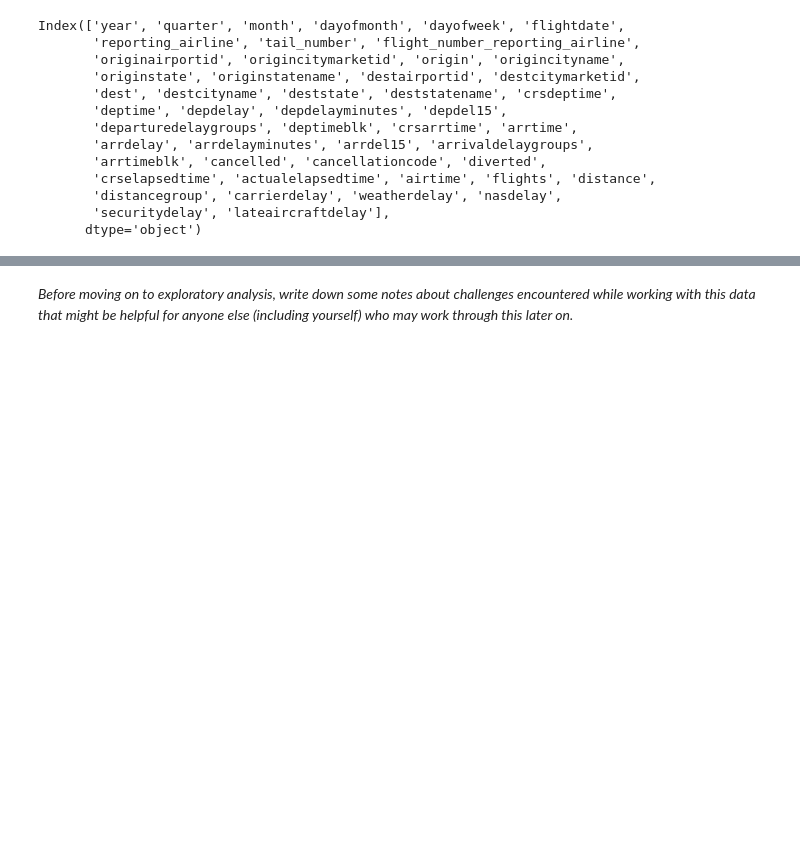
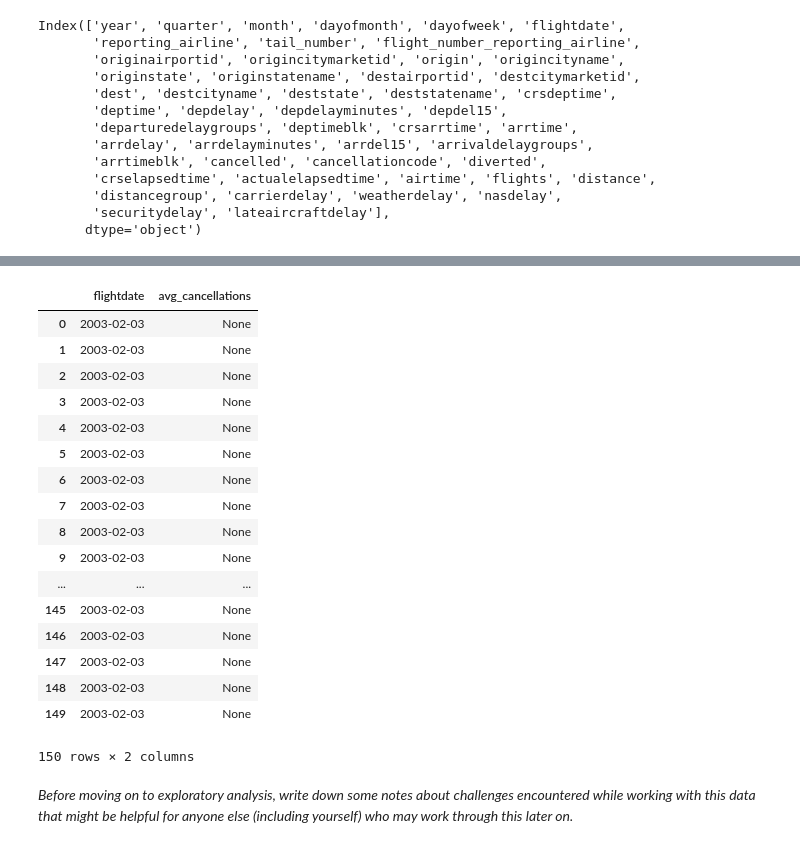
Before and after one commit to BotScutters/predicting-flight-cancellations, a Jupyter notebook: notebooks/mvp.ipynb, the cells around one changed output, grey strips where cells are left out. Cells and saved outputs as stored; diff of their text form; code cells hidden in the pictures; blank space fills up the shorter version.

```diff
--- a/notebooks/mvp.ipynb
+++ b/notebooks/mvp.ipynb
@@ -926,3 +927,41 @@ Wrote flight_data_2010-8.csv to ../data/interim/
+# %%
+q = """
+SELECT
+    flightdate,
+    AVG(cancelled)
+        OVER(
+            PARTITION BY flightdate
+            ORDER BY flightdate
+            RANGE BETWEEN '30 days' PRECEDING AND '1 days' PRECEDING
+                )  AS avg_cancellations
+FROM flights
+WHERE origin = 'SEA' AND
+    flightdate > '2003-02-02'
+ORDER BY flightdate
+LIMIT 150
+;
+"""
+
+pd.read_sql(q, engine)
+# %% [output]
+|  | flightdate | avg_cancellations |
+| 0 | 2003-02-03 | None |
+| 1 | 2003-02-03 | None |
+| 2 | 2003-02-03 | None |
+| 3 | 2003-02-03 | None |
+| 4 | 2003-02-03 | None |
+| 5 | 2003-02-03 | None |
+| 6 | 2003-02-03 | None |
+| 7 | 2003-02-03 | None |
+| 8 | 2003-02-03 | None |
+| 9 | 2003-02-03 | None |
+| ... | ... | ... |
+| 145 | 2003-02-03 | None |
+| 146 | 2003-02-03 | None |
+| 147 | 2003-02-03 | None |
+| 148 | 2003-02-03 | None |
+| 149 | 2003-02-03 | None |
+150 rows × 2 columns
 # %% [markdown]
 *Before moving on to exploratory analysis, write down some notes about challenges encountered while working with this data that might be helpful for anyone else (including yourself) who may work through this later on.*
 # %% [markdown]
```
Also changed, not shown: parts of 10 cells of this notebook, 1 other file.
